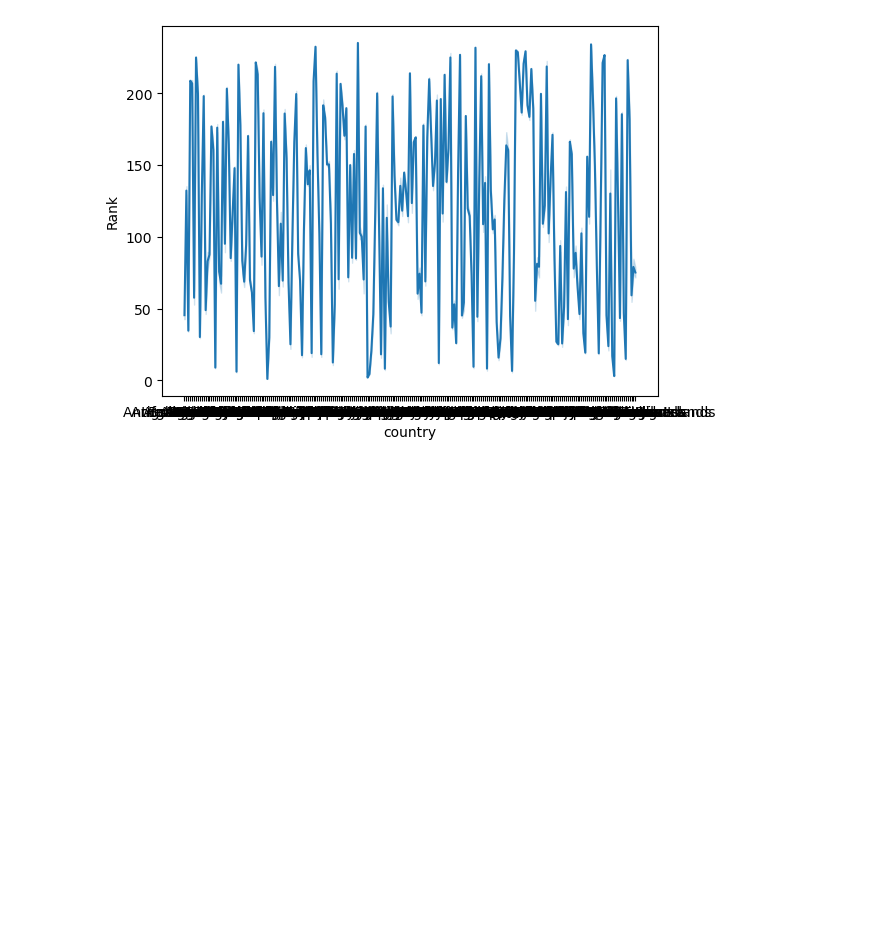
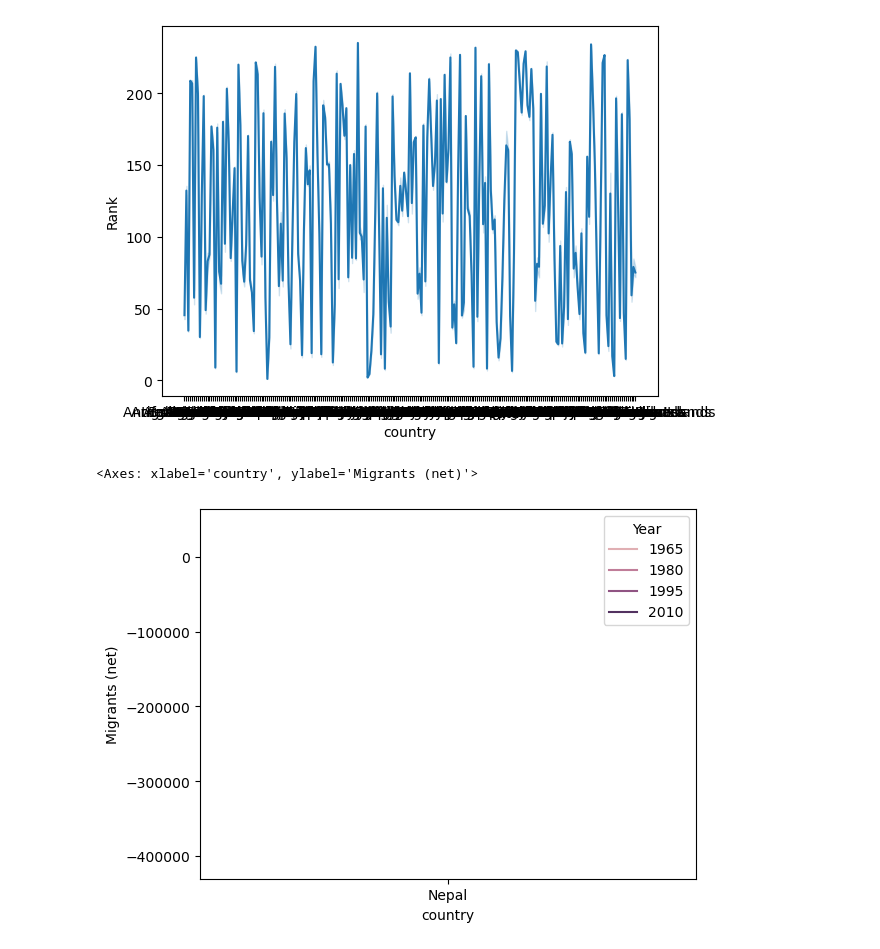
Before and after one commit to ShubhamGupta2505/MachineLearningPractice, a Jupyter notebook: eda-on-world-population-dataset.ipynb, the cells around one changed output. Saved outputs shown, nothing was run; the diff lists cells and outputs as text; code cells hidden in the pictures; blank space fills up the shorter version.

```diff
--- a/eda-on-world-population-dataset.ipynb
+++ b/eda-on-world-population-dataset.ipynb
@@ -313,3 +325,8 @@ sns.lineplot(data=world,x='country',y='Rank')
 # %% [output]
 <Axes: xlabel='country', ylabel='Rank'>
 [figure]
+# %%
+sns.lineplot(data=country_data,x='country',y="Migrants (net)",hue='Year')
+# %% [output]
+<Axes: xlabel='country', ylabel='Migrants (net)'>
+[figure, added]
```
Also changed, not shown: parts of 8 cells of this notebook.
